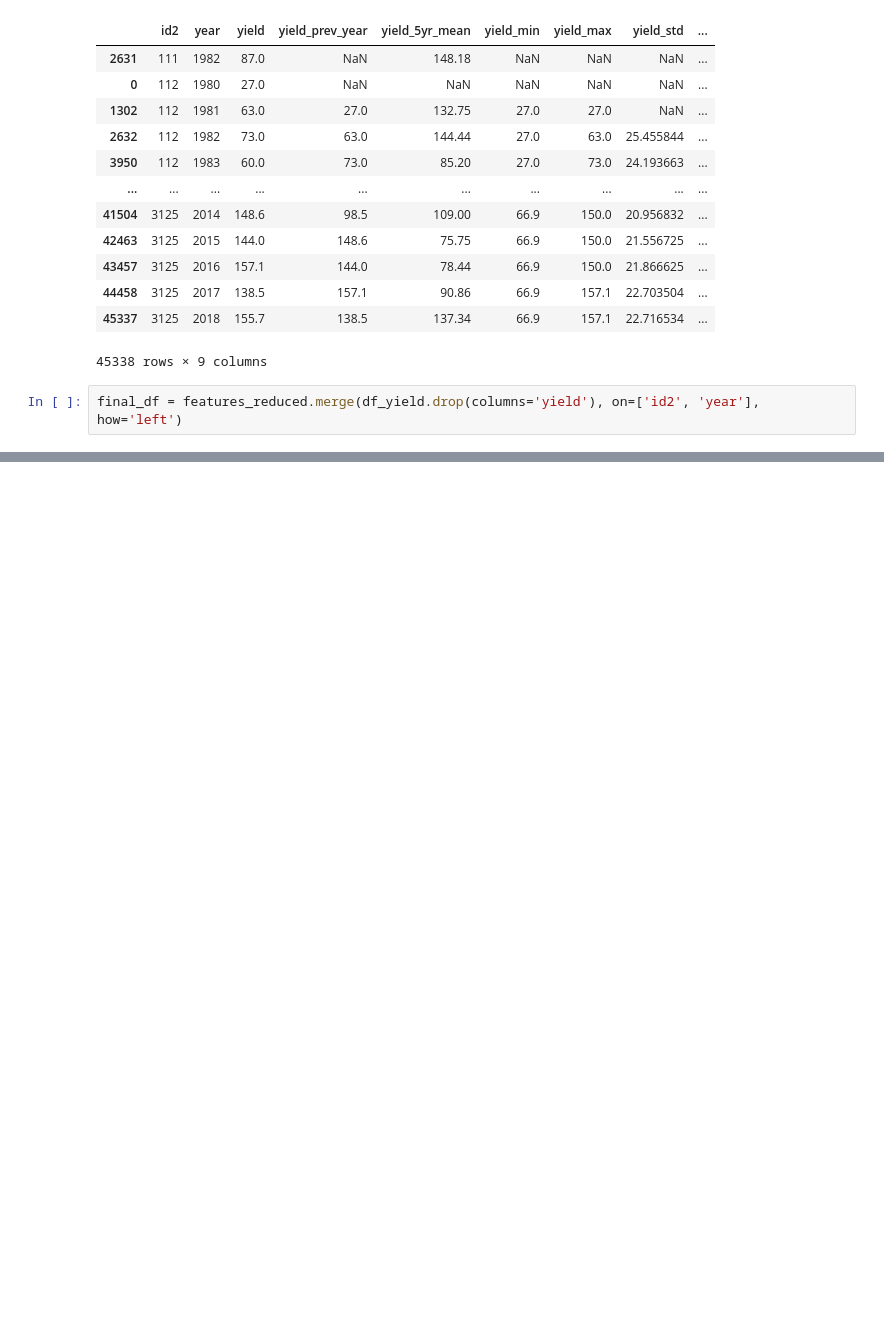
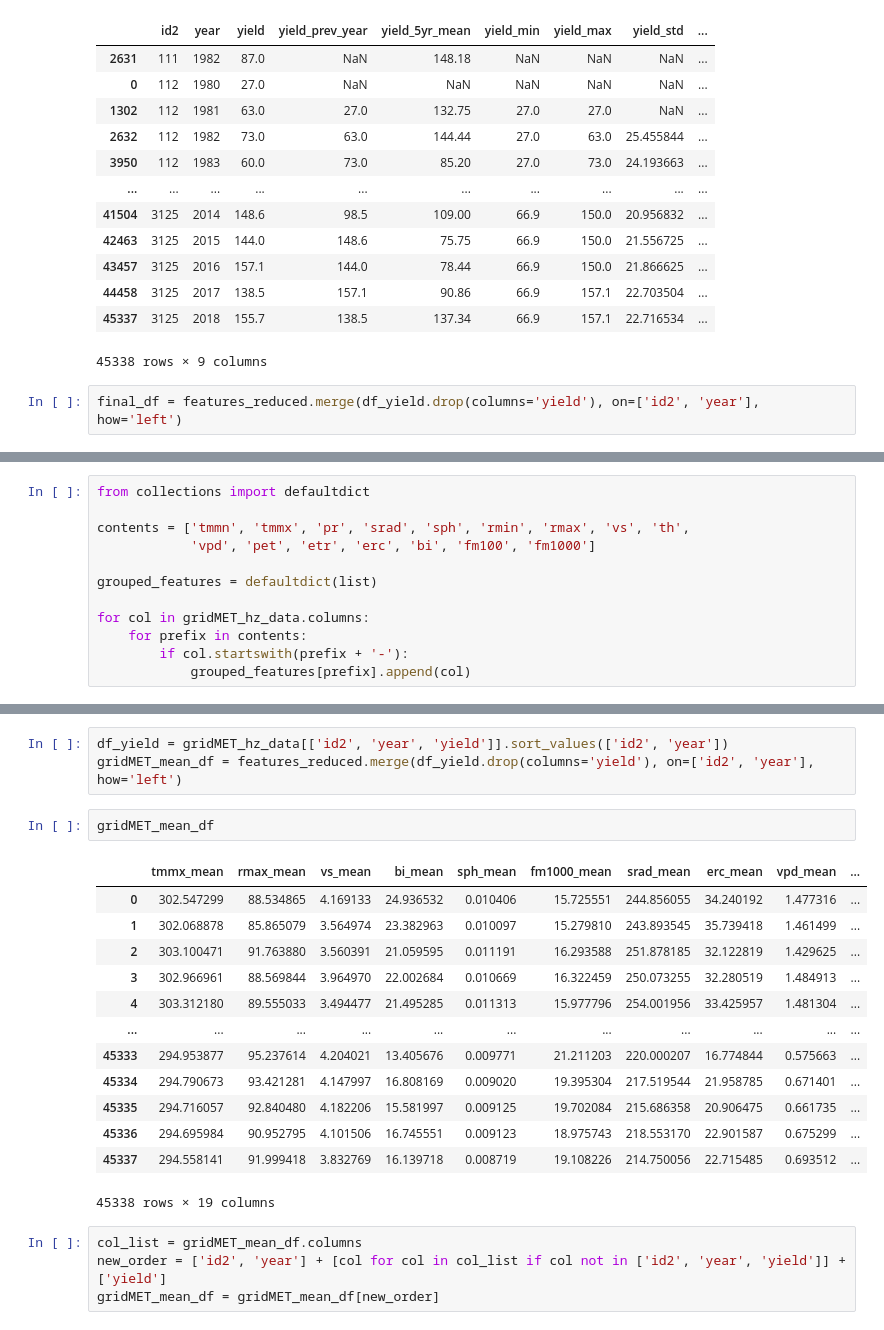
Before and after one commit to shrey-gupta/soil-land-crop, a Jupyter notebook: gridMET.ipynb, the cells around one changed output, grey strips where cells are left out. Cells and saved outputs as stored; diff of their text form; blank space fills up the shorter version.

```diff
--- a/gridMET.ipynb
+++ b/gridMET.ipynb
@@ -1252,0 +1440,12 @@ final_df
+# %%
+from collections import defaultdict
+
+contents = ['tmmn', 'tmmx', 'pr', 'srad', 'sph', 'rmin', 'rmax', 'vs', 'th',
+            'vpd', 'pet', 'etr', 'erc', 'bi', 'fm100', 'fm1000']
+
+grouped_features = defaultdict(list)
+
+for col in gridMET_hz_data.columns:
+    for prefix in contents:
+        if col.startswith(prefix + '-'):
+            grouped_features[prefix].append(col)
@@ -1252,0 +1464,23 @@ final_df
+# %%
+df_yield = gridMET_hz_data[['id2', 'year', 'yield']].sort_values(['id2', 'year'])
+gridMET_mean_df = features_reduced.merge(df_yield.drop(columns='yield'), on=['id2', 'year'], how='left')
+# %%
+gridMET_mean_df
+# %% [output]
+|  | tmmx_mean | rmax_mean | vs_mean | bi_mean | sph_mean | fm1000_mean | srad_mean | erc_mean | vpd_mean | ... |
+| 0 | 302.547299 | 88.534865 | 4.169133 | 24.936532 | 0.010406 | 15.725551 | 244.856055 | 34.240192 | 1.477316 | ... |
+| 1 | 302.068878 | 85.865079 | 3.564974 | 23.382963 | 0.010097 | 15.279810 | 243.893545 | 35.739418 | 1.461499 | ... |
+| 2 | 303.100471 | 91.763880 | 3.560391 | 21.059595 | 0.011191 | 16.293588 | 251.878185 | 32.122819 | 1.429625 | ... |
+| 3 | 302.966961 | 88.569844 | 3.964970 | 22.002684 | 0.010669 | 16.322459 | 250.073255 | 32.280519 | 1.484913 | ... |
+| 4 | 303.312180 | 89.555033 | 3.494477 | 21.495285 | 0.011313 | 15.977796 | 254.001956 | 33.425957 | 1.481304 | ... |
+| ... | ... | ... | ... | ... | ... | ... | ... | ... | ... | ... |
+| 45333 | 294.953877 | 95.237614 | 4.204021 | 13.405676 | 0.009771 | 21.211203 | 220.000207 | 16.774844 | 0.575663 | ... |
+| 45334 | 294.790673 | 93.421281 | 4.147997 | 16.808169 | 0.009020 | 19.395304 | 217.519544 | 21.958785 | 0.671401 | ... |
+| 45335 | 294.716057 | 92.840480 | 4.182206 | 15.581997 | 0.009125 | 19.702084 | 215.686358 | 20.906475 | 0.661735 | ... |
+| 45336 | 294.695984 | 90.952795 | 4.101506 | 16.745551 | 0.009123 | 18.975743 | 218.553170 | 22.901587 | 0.675299 | ... |
+| 45337 | 294.558141 | 91.999418 | 3.832769 | 16.139718 | 0.008719 | 19.108226 | 214.750056 | 22.715485 | 0.693512 | ... |
+45338 rows × 19 columns
+# %%
+col_list = gridMET_mean_df.columns
+new_order = ['id2', 'year'] + [col for col in col_list if col not in ['id2', 'year', 'yield']] + ['yield']
+gridMET_mean_df = gridMET_mean_df[new_order]
```
Also changed, not shown: parts of 23 cells of this notebook, 1 other file.
